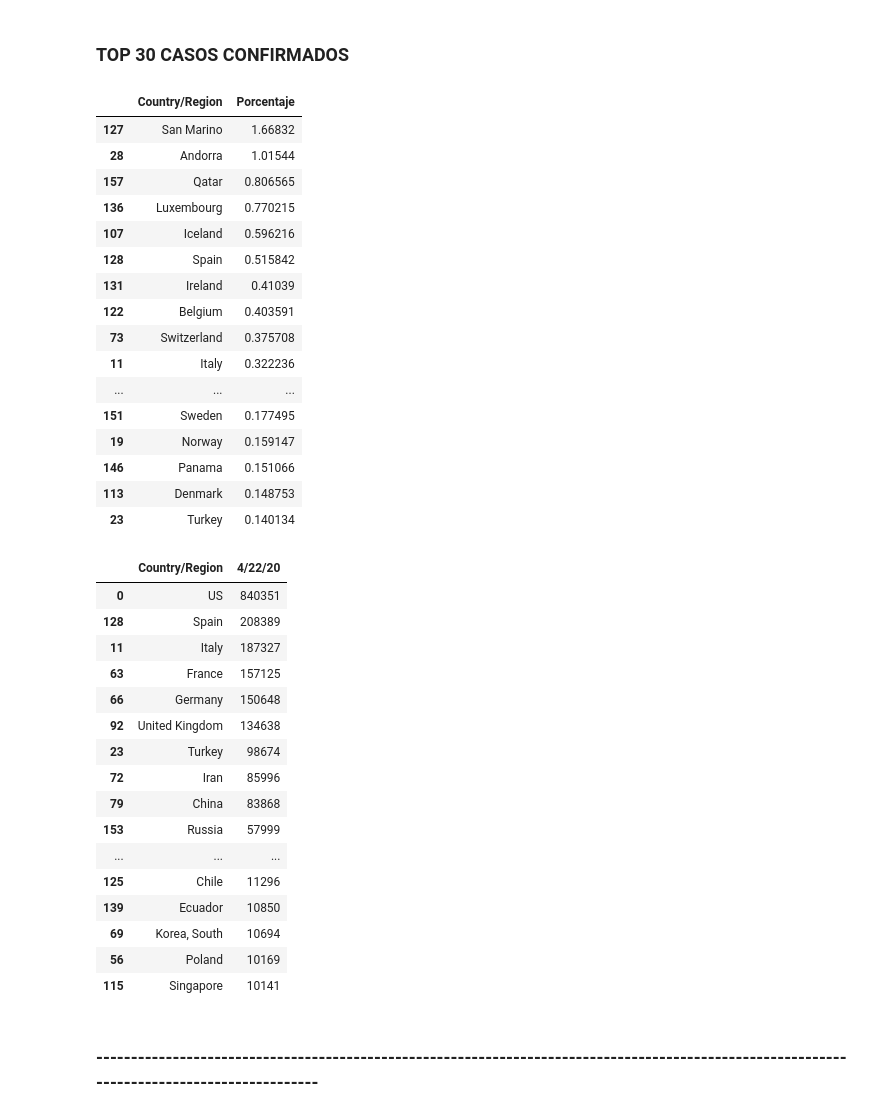
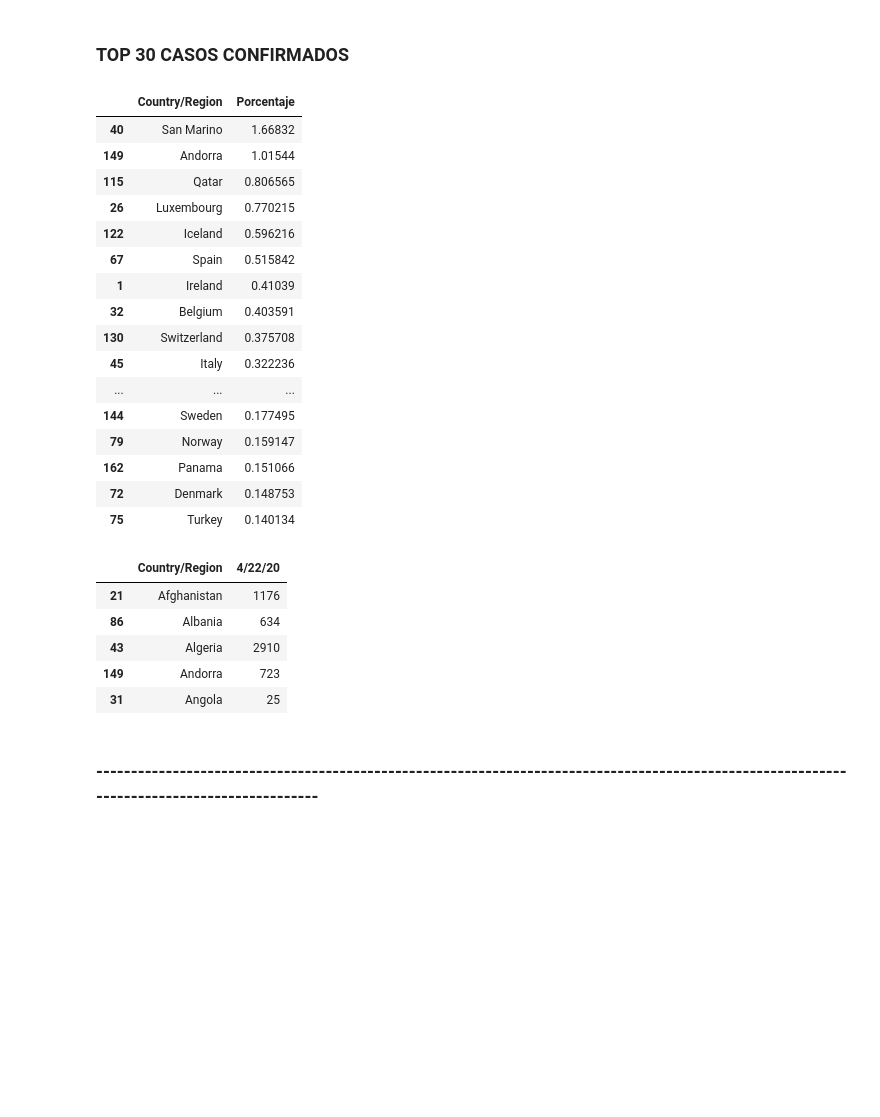
Before and after one commit to tmnvrd/proyecto_mineria, a Jupyter notebook: TOP30_confirmados.ipynb, the cells around one changed output. Drawn from its saved outputs; the diff is of its cells as text; code cells hidden in the pictures; blank space fills up the shorter version.

```diff
--- a/TOP30_confirmados.ipynb
+++ b/TOP30_confirmados.ipynb
@@ -23,7 +23,7 @@ import matplotlib.pyplot as plt
 #### 1) time_series_covid_19_confirmed
 # %%
 #Si al exportar los datos del git no tienen la carpeta COVID-19, correr path como: csse_covid_19_data/csse_covid_19_time_series/time_series_covid19_confirmed_global.csv
-datos_global_confirmed = pd.read_csv('COVID-19/csse_covid_19_data/csse_covid_19_time_series/time_series_covid19_confirmed_global.csv',  sep=',')
+datos_global_confirmed = pd.read_csv('csse_covid_19_data/csse_covid_19_time_series/time_series_covid19_confirmed_global.csv',  sep=',')
 datos_global_confirmed.head()
 # %% [output]
 |  | Province/State | Country/Region | Lat | Long | 1/22/20 | 1/23/20 | 1/24/20 | 1/25/20 | 1/26/20 | ... |
@@ -191,44 +187,34 @@ top30_norm = confirmadosNormalizados.sort_values('Porcentaje',ascending=False).i
 top30_norm
 # %% [output]
 |  | Country/Region | Porcentaje |
-| 127 | San Marino | 1.66832 |
-| 28 | Andorra | 1.01544 |
-| 157 | Qatar | 0.806565 |
-| 136 | Luxembourg | 0.770215 |
-| 107 | Iceland | 0.596216 |
-| 128 | Spain | 0.515842 |
-| 131 | Ireland | 0.41039 |
-| 122 | Belgium | 0.403591 |
-| 73 | Switzerland | 0.375708 |
-| 11 | Italy | 0.322236 |
+| 40 | San Marino | 1.66832 |
+| 149 | Andorra | 1.01544 |
+| 115 | Qatar | 0.806565 |
+| 26 | Luxembourg | 0.770215 |
+| 122 | Iceland | 0.596216 |
+| 67 | Spain | 0.515842 |
+| 1 | Ireland | 0.41039 |
+| 32 | Belgium | 0.403591 |
+| 130 | Switzerland | 0.375708 |
+| 45 | Italy | 0.322236 |
 | ... | ... | ... |
-| 151 | Sweden | 0.177495 |
-| 19 | Norway | 0.159147 |
-| 146 | Panama | 0.151066 |
-| 113 | Denmark | 0.148753 |
-| 23 | Turkey | 0.140134 |
+| 144 | Sweden | 0.177495 |
+| 79 | Norway | 0.159147 |
+| 162 | Panama | 0.151066 |
+| 72 | Denmark | 0.148753 |
+| 75 | Turkey | 0.140134 |
 # %%
 #Extraccion de los 30 paises con mas confirmados, sin normalizar
 confirmadosSinNormalizados = pd.concat([full_confirmed.iloc[:,0],full_confirmed.iloc[:,94]], axis=1)
 top30_NO_norm = confirmadosSinNormalizados.sort_values('4/22/20',ascending=False).iloc[:29,:]
 top30_NO_norm
+confirmadosSinNormalizados.head()
 # %% [output]
 |  | Country/Region | 4/22/20 |
-| 0 | US | 840351 |
-| 128 | Spain | 208389 |
-| 11 | Italy | 187327 |
-| 63 | France | 157125 |
-| 66 | Germany | 150648 |
-| 92 | United Kingdom | 134638 |
-| 23 | Turkey | 98674 |
-| 72 | Iran | 85996 |
-| 79 | China | 83868 |
-| 153 | Russia | 57999 |
-| ... | ... | ... |
-| 125 | Chile | 11296 |
-| 139 | Ecuador | 10850 |
-| 69 | Korea, South | 10694 |
-| 56 | Poland | 10169 |
-| 115 | Singapore | 10141 |
+| 21 | Afghanistan | 1176 |
+| 86 | Albania | 634 |
+| 43 | Algeria | 2910 |
+| 149 | Andorra | 723 |
+| 31 | Angola | 25 |
 # %% [markdown]
 ### --------------------------------------------------------------------------------------------------------------------------------------------
```
Also changed, not shown: parts of 11 cells of this notebook, 1 other file.
